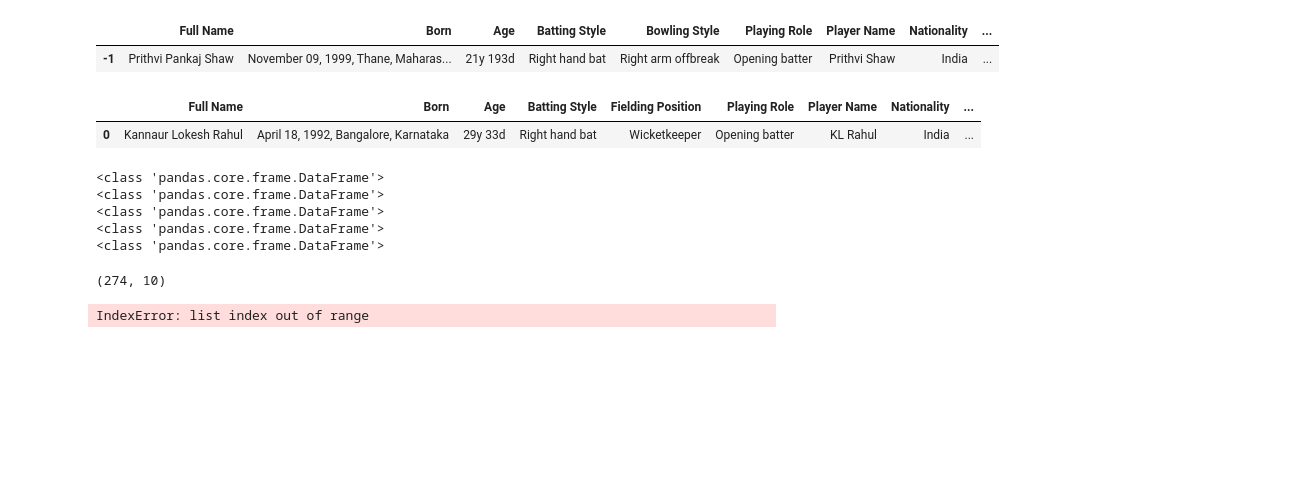
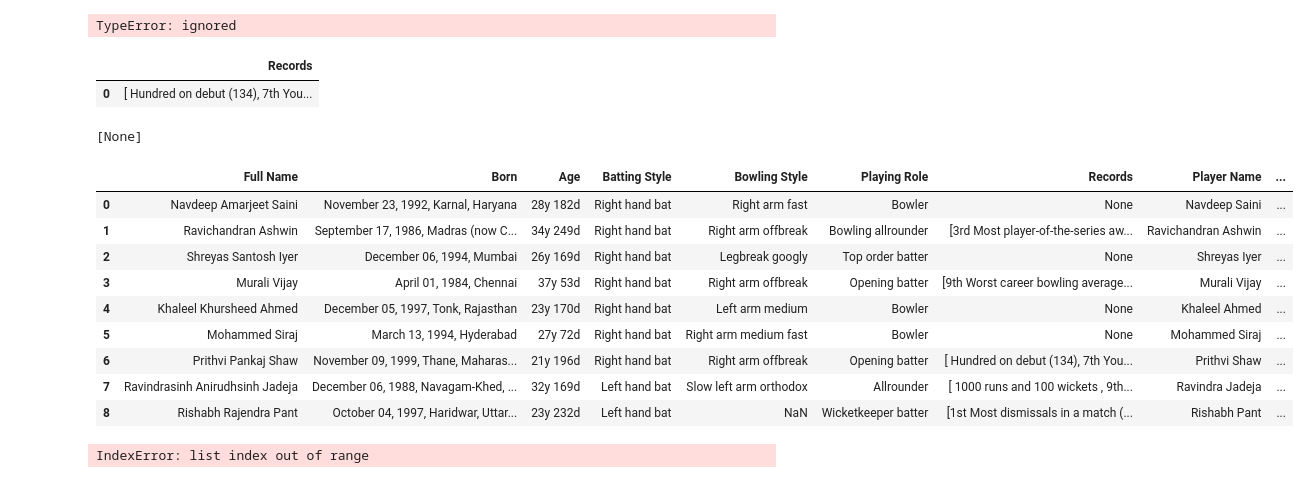
Before and after one commit to HrudaiKoda/Web-Crawling-Players, a Jupyter notebook: full_dataset.ipynb, the cells around one changed output. Drawn from its saved outputs; the diff is of its cells as text; code cells hidden in the pictures; blank space fills up the shorter version.

```diff
--- a/full_dataset.ipynb
+++ b/full_dataset.ipynb
@@ -22,7 +20,7 @@ l = set(u)
 l = list(l)
 # %%
 #Get relevant information related to a player using each player's url
-def load(req,lol,ind):
+def load(req,lol,ind,u):
     lab = list()
     result = list()
     soup = bf(req.text,"html.parser")
@@ -35,6 +33,11 @@ def load(req,lol,ind):
     jo = soup.find_all('p',class_="text-uppercase gray-700 mb-0 pb-0-5 player-card-heading")
     for job_elem in jo:
         lab.append(job_elem.text)
+    ######################################
+    rec = extra(req,u)
+    lab.append("Records")
+    result.append([rec])
+    print(result)
     ##########################################
     jo = soup.find('div',class_="player-card__details")
     l = list()
@@ -108,6 +111,7 @@ def load(req,lol,ind):
     for i in range(len(lab)):
         o[lab[i]] = result[i]
     #print(lab)
+
     lo = dict(zip(lab,result))
     lp = pd.DataFrame(lo,index=[ind])
     lol.append(lp)
@@ -151,6 +164,6 @@ def extra(l):
 # %%
 lol = list()
-for i in range(len(l)):
+for i in range(1,10):
     u = "https://www.espncricinfo.com"
     rl = l[i]["href"]
     link = u+rl
@@ -158,6 +171,7 @@ for i in range(len(l)):
     req = requests.get(link)
     print('player-',i,end=" ")
     ind = i-1
-    extra(u)
-    #load(req,lol,ind)
+    load(req,lol,ind,u)
+    #jk = extra(req,u)
+    #print(jk)
 # %% [output]
@@ -186,10 +198,11 @@ IndexError: ignored
-# %%
-a
-# %% [output]
-|  | Full Name | Born | Age | Batting Style | Bowling Style | Playing Role | Player Name | Nationality | ... |
-| -1 | Prithvi Pankaj Shaw | November 09, 1999, Thane, Maharas... | 21y 193d | Right hand bat | Right arm offbreak | Opening batter | Prithvi Shaw | India | ... |
-# %%
-b
-# %% [output]
-|  | Full Name | Born | Age | Batting Style | Fielding Position | Playing Role | Player Name | Nationality | ... |
-| 0 | Kannaur Lokesh Rahul | April 18, 1992, Bangalore, Karnataka | 29y 33d | Right hand bat | Wicketkeeper | Opening batter | KL Rahul | India | ... |
+# %%
+oi = {'Full Name': 'Prithvi Pankaj Shaw', 'Born': 'November 09, 1999, Thane, Maharashtra', 'Age': '21y 196d', 'Batting Style': 'Right hand bat', 'Bowling Style': 'Right arm offbreak', 'Playing Role': 'Opening batter', 'Records': [' Hundred on debut (134)', '7th Youngest player to score a hundred (18y 329d)']}
+lp = pd.DataFrame(oi,ignore_index=False)
+# %% [output]
+TypeError: ignored
+# %%
+io = { 'Records': [[' Hundred on debut (134)', '7th Youngest player to score a hundred (18y 329d)']]}
+pd.DataFrame(io , index=[0])
+# %% [output]
+|  | Records |
+| 0 | [ Hundred on debut (134), 7th You... |
@@ -196,10 +211,7 @@ b
 # %%
+[None]
 # %% [output]
-<class 'pandas.core.frame.DataFrame'>
-<class 'pandas.core.frame.DataFrame'>
-<class 'pandas.core.frame.DataFrame'>
-<class 'pandas.core.frame.DataFrame'>
-<class 'pandas.core.frame.DataFrame'>
+[None]
 # %%
 df = a.T
 for i in range(1,len(lol)):
@@ -208,9 +220,18 @@ for i in range(1,len(lol)):
 # %%
 df5 = pd.concat([o,r,c],axis=1)
 # %%
-df.shape
+df.T
 # %% [output]
-(274, 10)
+|  | Full Name | Born | Age | Batting Style | Bowling Style | Playing Role | Records | Player Name | ... |
+| 0 | Navdeep Amarjeet Saini | November 23, 1992, Karnal, Haryana | 28y 182d | Right hand bat | Right arm fast | Bowler | None | Navdeep Saini | ... |
+| 1 | Ravichandran Ashwin | September 17, 1986, Madras (now C... | 34y 249d | Right hand bat | Right arm offbreak | Bowling allrounder | [3rd Most player-of-the-series aw... | Ravichandran Ashwin | ... |
+| 2 | Shreyas Santosh Iyer | December 06, 1994, Mumbai | 26y 169d | Right hand bat | Legbreak googly | Top order batter | None | Shreyas Iyer | ... |
+| 3 | Murali Vijay | April 01, 1984, Chennai | 37y 53d | Right hand bat | Right arm offbreak | Opening batter | [9th Worst career bowling average... | Murali Vijay | ... |
+| 4 | Khaleel Khursheed Ahmed | December 05, 1997, Tonk, Rajasthan | 23y 170d | Right hand bat | Left arm medium | Bowler | None | Khaleel Ahmed | ... |
+| 5 | Mohammed Siraj | March 13, 1994, Hyderabad | 27y 72d | Right hand bat | Right arm medium fast | Bowler | None | Mohammed Siraj | ... |
+| 6 | Prithvi Pankaj Shaw | November 09, 1999, Thane, Maharas... | 21y 196d | Right hand bat | Right arm offbreak | Opening batter | [ Hundred on debut (134), 7th You... | Prithvi Shaw | ... |
+| 7 | Ravindrasinh Anirudhsinh Jadeja | December 06, 1988, Navagam-Khed, ... | 32y 169d | Left hand bat | Slow left arm orthodox | Allrounder | [ 1000 runs and 100 wickets , 9th... | Ravindra Jadeja | ... |
+| 8 | Rishabh Rajendra Pant | October 04, 1997, Haridwar, Uttar... | 23y 232d | Left hand bat | NaN | Wicketkeeper batter | [1st Most dismissals in a match (... | Rishabh Pant | ... |
 # %%
 c =lol[2].T
 # %%
```
Also changed, not shown: parts of 6 cells of this notebook.
